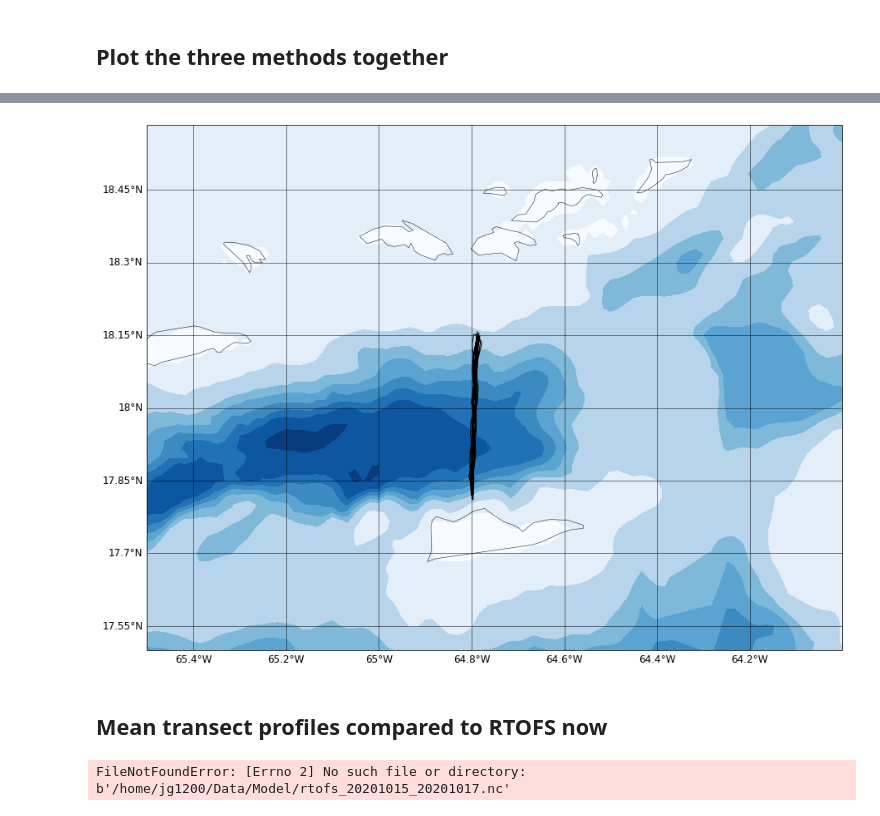
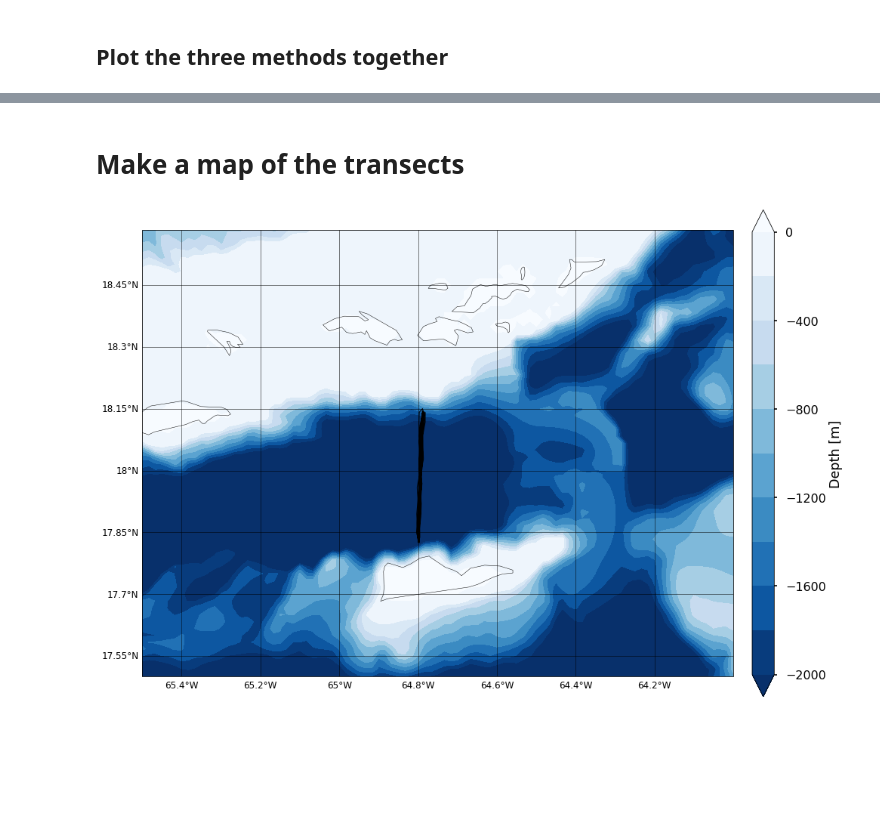
Before and after one commit to JGradone/Slocum-AD2CP, a Jupyter notebook: notebooks/04_Slocum_AD2CP_Analysis_RU29_2020.ipynb, the cells around one changed output, grey strips where cells are left out. Saved outputs shown, nothing was run; the diff lists cells and outputs as text; code cells hidden in the pictures; blank space fills up the shorter version.

```diff
--- a/notebooks/04_Slocum_AD2CP_Analysis_RU29_2020.ipynb
+++ b/notebooks/04_Slocum_AD2CP_Analysis_RU29_2020.ipynb
@@ -99,6 +98,6 @@ df
 # %%
-dz = np.diff(df.inversion_depth)[0]
-inversion_depth         = np.arange(np.min(df.inversion_depth),np.max(df.inversion_depth)+dz,dz)
+inversion_dz = np.diff(df.inversion_depth)[0].astype(int)
+inversion_depth         = np.arange(np.min(df.inversion_depth),np.max(df.inversion_depth)+inversion_dz,inversion_dz)
 inversion_time          = np.empty(len(files))
 inversion_time[:]       = np.NaN
 inversion_time          = inversion_time.astype(pd.Timestamp)
@@ -458,8 +280,0 @@ plt.colorbar(label='EW Velocity [m/s]')
-# %%
-uvelnanind = np.sum(np.isnan(ds.u_grid.values),axis=0)
-vvelnanind = np.sum(np.isnan(ds.v_grid.values),axis=0)
-lowuvelnanind = np.where(uvelnanind>10)[0]
-lowvvelnanind = np.where(vvelnanind>10)[0]
-
-ds.u_grid[:,lowuvelnanind] = np.NaN
-ds.v_grid[:,lowvvelnanind] = np.NaN
@@ -1254,18 +1011,0 @@ gtemp  = gdf.temperature.values[nanind]
-# %%
-plt.rcParams.update({'font.size': 25})
-myFmt = mdates.DateFormatter('%Y/%m/%d')
-
-plt.figure(figsize=(27,10))
-plt.scatter(gtime,gdepth,c=gtemp,cmap=cmo.thermal)
-cbar = plt.colorbar(pad=0.01)
-cbar.set_label(label='Temperature (°C)',size=25)
-cbar.ax.tick_params(labelsize=20)
-
-plt.ylabel('Depth (m)', fontsize = 25)
-plt.yticks(fontsize = 25)
-plt.xticks(fontsize = 25)
-plt.ylim(1010,0)
-plt.gca().xaxis.set_major_formatter(myFmt)
-plt.gcf().autofmt_xdate()
-#plt.xlim(pd.to_datetime(gl_tm2[63]),pd.to_datetime(gl_tm2[140]))
-#plt.savefig('/Users/joegradone/Desktop/RU29_2021_Anegada_Temperature_Subset.png',dpi=300)
@@ -1274,3 +1012,5 @@ plt.gcf().autofmt_xdate()
+# %% [markdown]
+# Make a map of the transects
 # %%
 # grab bathymetry data for a map
 import cartopy.crs as ccrs
@@ -1290,60 +1030,36 @@ etopo1 = xr.open_dataset(url).sel(lat = slice(lat_lims[0], lat_lims[1]), lon = s
 fig = plt.figure(figsize=(15,20))
 ax = plt.subplot( projection= ccrs.Mercator())
 
 ## Good but too smooth
-#dpth_contours = np.arange(-8500, 1, 500)
+dpth_contours = np.arange(-2000, 1, 200)
+## Good but want more resolution at the shelf break
+#dpth_contours = np.append(np.arange(-5000, -2000, 500), np.arange(-2000, 1, 1000))
 
-dpth_contours = np.append(np.arange(-5000, -2000, 500), np.arange(-2000, 1, 1000))
 
+#dpth_contours = np.append(np.arange(-5000, -1000, 1000), np.arange(-1000, 1, 500))
 #plt.plot(gdf.longitude.values, gdf.latitude.values, 'k',linewidth=6, transform=ccrs.PlateCarree(),color='black')
-
 
 
 start = 0
 end = -1
 gdf_sect = gdf.loc[(gdf.time >= sect_times.starttime.values[start]) & (gdf.time <= sect_times.endtime.values[end])]
 subset_ds_sect = ds.sel(time=slice(sect_times.starttime.values[start], sect_times.endtime.values[end]))
 
 
 plt.plot(subset_ds_sect.longitude, subset_ds_sect.latitude,linewidth=1, transform=ccrs.PlateCarree(),color='black')
 #plt.plot(gdf_sect.longitude.values, gdf_sect.latitude.values,linewidth=1, transform=ccrs.PlateCarree(),color='red')
 
 
-
 plt.contourf(etopo1.lon, etopo1.lat, etopo1.topo, dpth_contours, transform=ccrs.PlateCarree(), cmap='Blues_r', zorder=0,extend='both')
-#plt.colorbar(label='Depth [m]',pad=0.03, fraction=0.055)
+plt.colorbar(label='Depth [m]',pad=0.03, fraction=0.035)
 ax.coastlines()
 
 gl = ax.gridlines(crs=ccrs.PlateCarree(), draw_labels=True, color='black',linewidth=0.5)
 gl.xlabels_top = False
 gl.ylabels_right = False
 gl.xlabel_style = {'size': 12}
 gl.ylabel_style = {'size': 12}
 
 #plt.savefig('/Users/joegradone/Desktop/RU29_2021_Anegada_Map.png',dpi=300,facecolor='white')
 # %% [output]
-[figure, old version]
+[figure, new version]
-# %% [markdown]
-## Mean transect profiles compared to RTOFS now
-# %%
-f = '/home/jg1200/Data/Model/rtofs_20201015_20201017.nc'
-
-rtofs =  xr.open_dataset(f)
-rtofs = rtofs.rename({'Longitude': 'lon', 'Latitude': 'lat', 'MT': 'time', 'Depth': 'depth'})
-lat = rtofs.lat.data
-lon = rtofs.lon.data
-
-extent = [lon_grid[0], lon_grid[0], np.min(lat_grid), np.max(lat_grid)]
-# extent = [western_lon, eastern_lon, southern_lat, nothern_lat]
-#extent = np.add(extent, [-1, 1, -1, 1]).tolist()
-#print(f'Region: {region[0]}, Extent: {extent}')
-
-# interpolating transect X and Y to lat and lon
-lonIndex = np.round(np.interp(extent[:2], lon[0, :], np.arange(0, len(lon[0, :])))).astype(int)
-latIndex = np.round(np.interp(extent[2:], lat[:, 0], np.arange(0, len(lat[:, 0])))).astype(int)
-sub = rtofs.sel(
-    X=slice(lonIndex[0], lonIndex[1]),
-    Y=slice(latIndex[0], latIndex[1])
-)
-# %% [output]
-FileNotFoundError: [Errno 2] No such file or directory: b'/home/jg1200/Data/Model/rtofs_20201015_20201017.nc'
```
Also changed, not shown: parts of 83 cells of this notebook, 7 other files.
